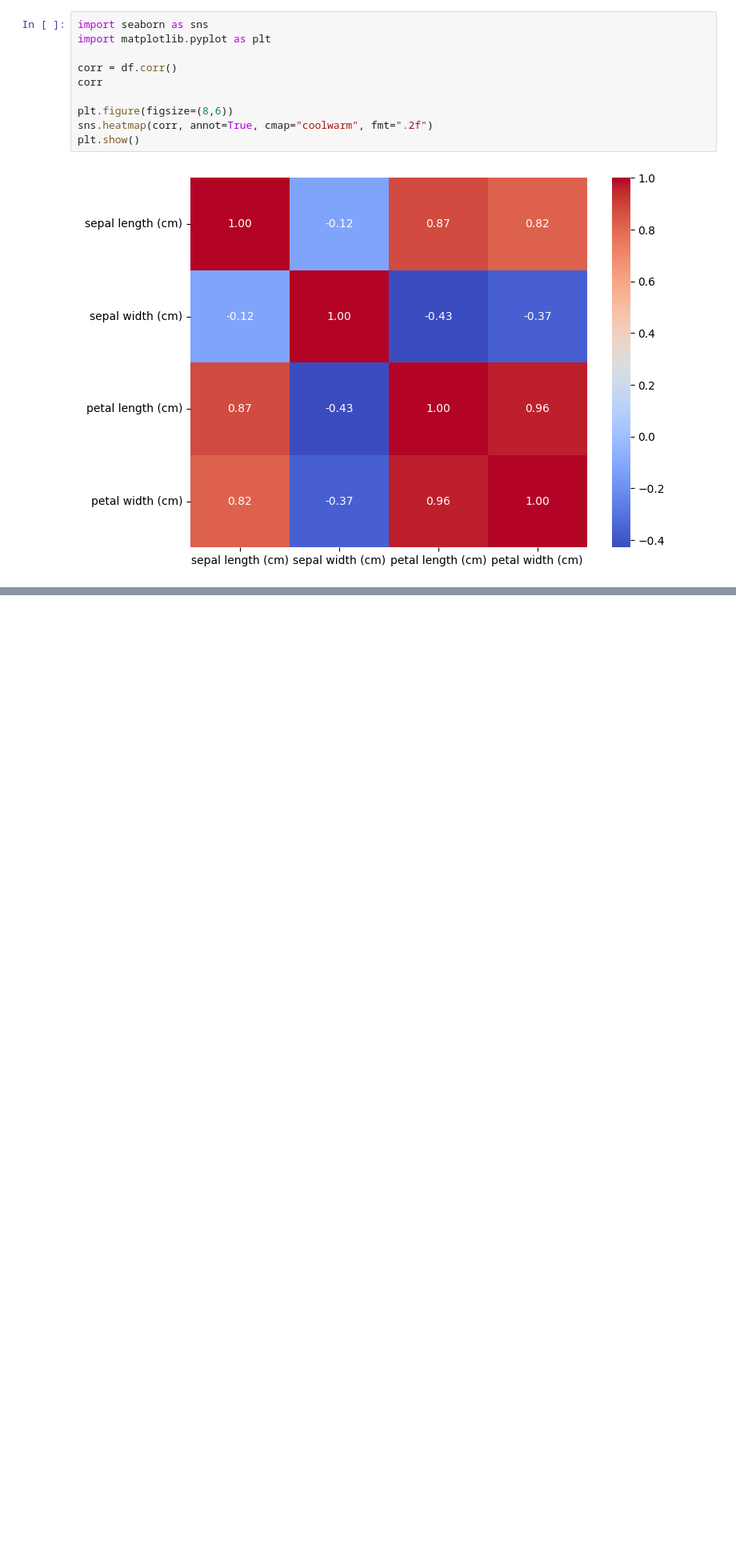
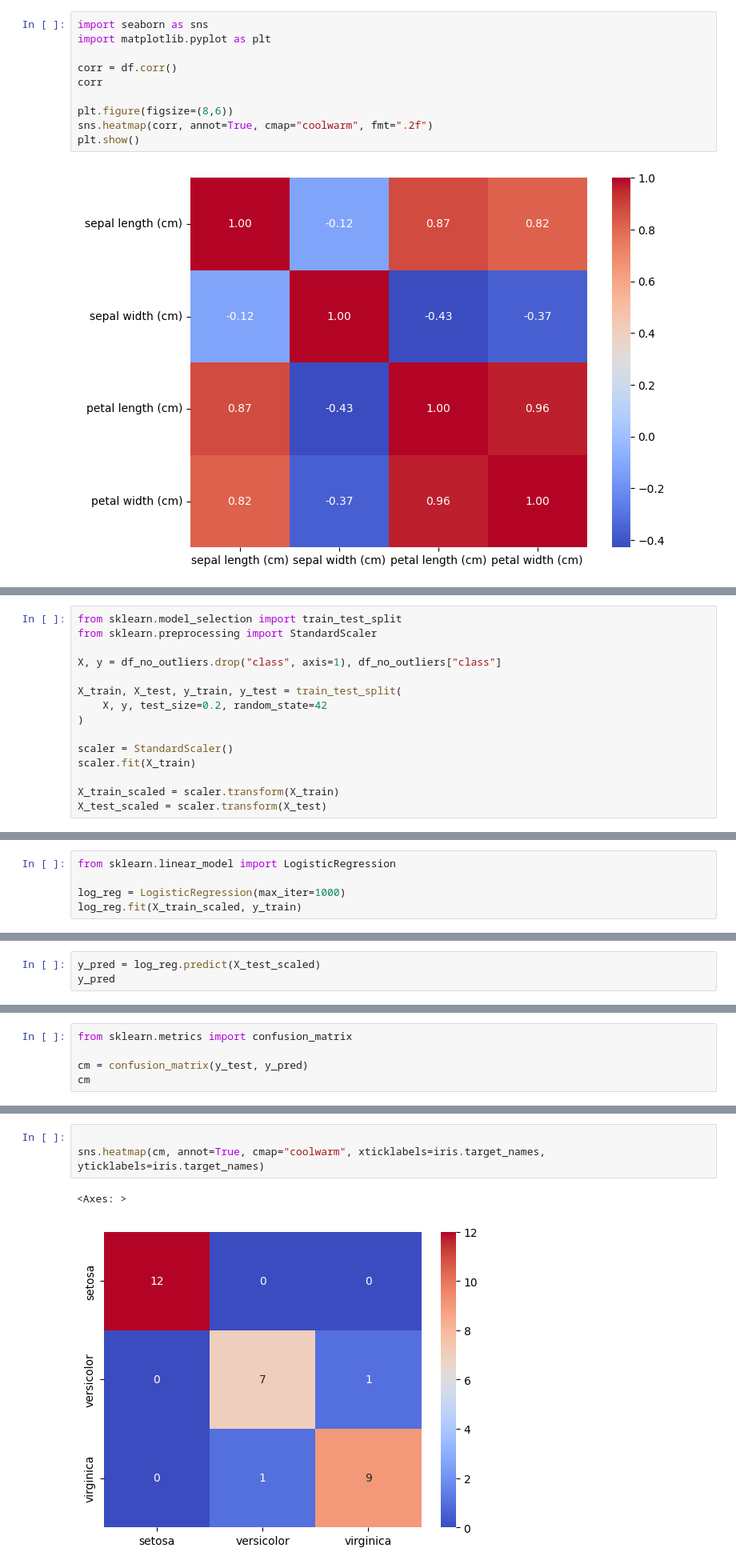
Before and after one commit to Vence85/ai_engineering_jonas_gustafsson, a Jupyter notebook: exercises/exersize_05_knn/knn.ipynb, the cells around one changed output, grey strips where cells are left out. Shown: that part at 80% size. Drawn from its saved outputs; the diff is of its cells as text; blank space fills up the shorter version.

```diff
--- a/exercises/exersize_05_knn/knn.ipynb
+++ b/exercises/exersize_05_knn/knn.ipynb
@@ -91,0 +160,15 @@ plt.show()
+# %%
+from sklearn.model_selection import train_test_split
+from sklearn.preprocessing import StandardScaler
+
+X, y = df_no_outliers.drop("class", axis=1), df_no_outliers["class"]
+
+X_train, X_test, y_train, y_test = train_test_split(
+    X, y, test_size=0.2, random_state=42
+)
+
+scaler = StandardScaler()
+scaler.fit(X_train)
+
+X_train_scaled = scaler.transform(X_train)
+X_test_scaled = scaler.transform(X_test)
@@ -91,0 +182,5 @@ plt.show()
+# %%
+from sklearn.linear_model import LogisticRegression
+
+log_reg = LogisticRegression(max_iter=1000)
+log_reg.fit(X_train_scaled, y_train)
@@ -91,0 +196,3 @@ plt.show()
+# %%
+y_pred = log_reg.predict(X_test_scaled)
+y_pred
@@ -91,0 +202,5 @@ plt.show()
+# %%
+from sklearn.metrics import confusion_matrix
+
+cm = confusion_matrix(y_test, y_pred)
+cm
@@ -91,0 +226,6 @@ plt.show()
+# %%
+
+sns.heatmap(cm, annot=True, cmap="coolwarm", xticklabels=iris.target_names, yticklabels=iris.target_names)
+# %% [output]
+<Axes: >
+[figure, added]
```
Also changed, not shown: parts of 13 cells of this notebook.
